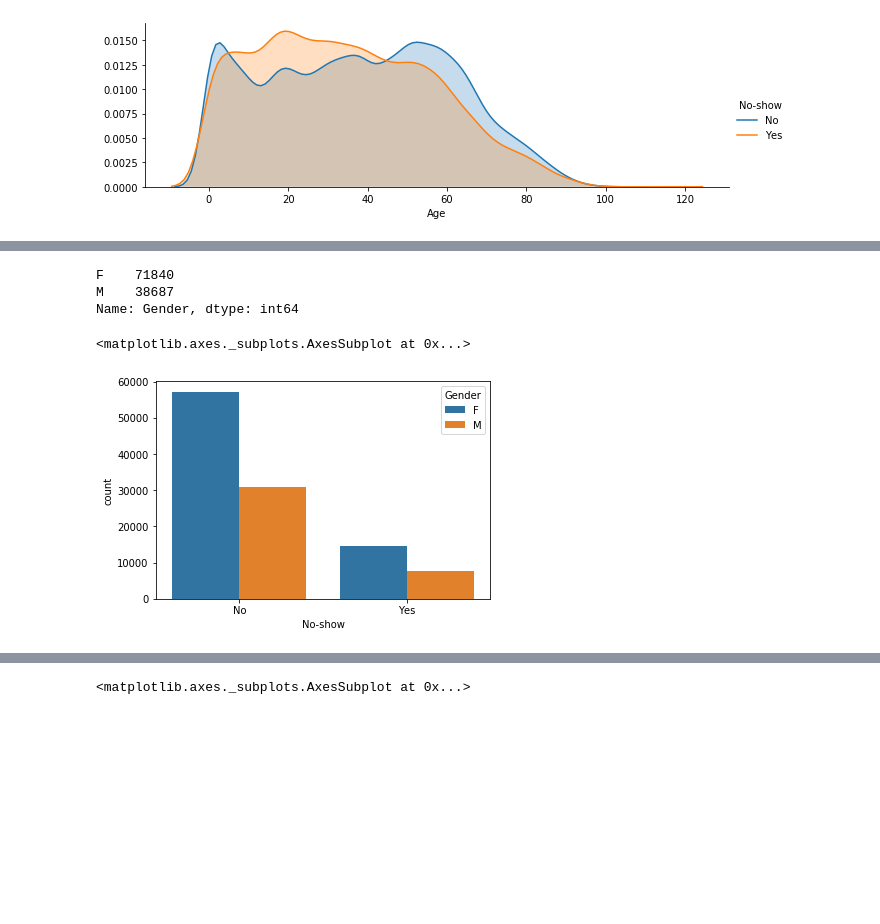
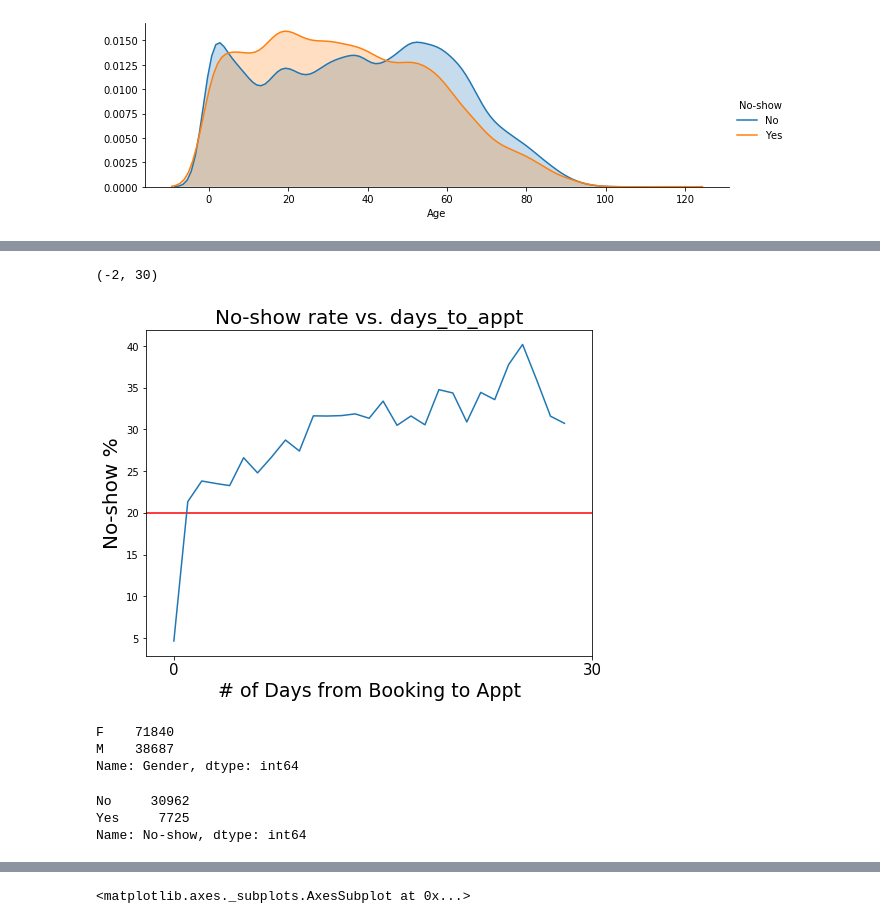
Before and after one commit to cooldude679/3253Team4, a Jupyter notebook: team4_final_project.ipynb, the cells around one changed output, grey strips where cells are left out. Cells and saved outputs as stored; diff of their text form; code cells hidden in the pictures; blank space fills up the shorter version.

```diff
--- a/team4_final_project.ipynb
+++ b/team4_final_project.ipynb
@@ -346,3 +380,25 @@ figure.add_legend()
+# %%
+## examine how no-show rate varies with days between booking and appt
+
+days_bins = np.linspace(-1,29,30)
+data['days_binned'] = pd.cut(data['days_to_appt'], days_bins)
+days_totals = data.groupby(pd.cut(data['days_to_appt'], bins=days_bins)).size()
+days_yes = data[data['No-show']=='Yes'].groupby(pd.cut(data[data['No-show']=='Yes']['days_to_appt'], bins=days_bins)).size()
+days_no = data[data['No-show']=='No'].groupby(pd.cut(data[data['No-show']=='No']['days_to_appt'], bins=days_bins)).size()
+days_rate = days_yes/days_totals*100
+
+plt.figure(figsize=(8,6))
+plt.hlines(20,-100,100,'r')
+
+days_rate.plot()
+plt.ylabel('No-show %',fontsize=20,)
+plt.xlabel('# of Days from Booking to Appt',fontsize=19)
+plt.xticks([0,30],[0,30],fontsize=15)
+plt.title('No-show rate vs. days_to_appt',fontsize=20)
+plt.xlim(-2,30)
+# %% [output]
+(-2, 30)
+[figure, added]
 # %%
 #Number of males vs females in this dataset
 
@@ -351,10 +407,9 @@ data['Gender'].value_counts(normalize = False)
 F    71840
 M    38687
 Name: Gender, dtype: int64
-# %%
-#Calculating the proportion of no shows if the patient is male or female
-
-sns.countplot(x = 'No-show', hue = 'Gender', data=data)
-# %% [output]
-<matplotlib.axes._subplots.AxesSubplot at 0x...>
-[figure, removed]
+# %%
+data[data['Gender']=='M']['No-show'].value_counts()
+# %% [output]
+No     30962
+Yes     7725
+Name: No-show, dtype: int64
```
Also changed, not shown: parts of 5 cells of this notebook.
